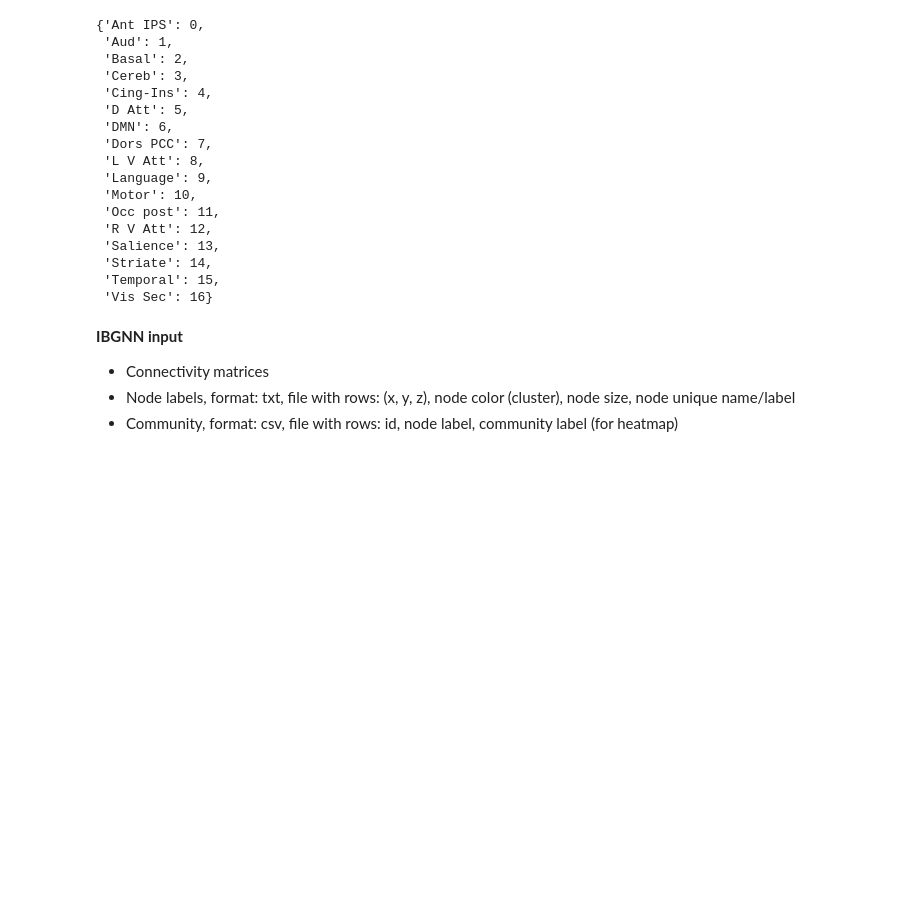
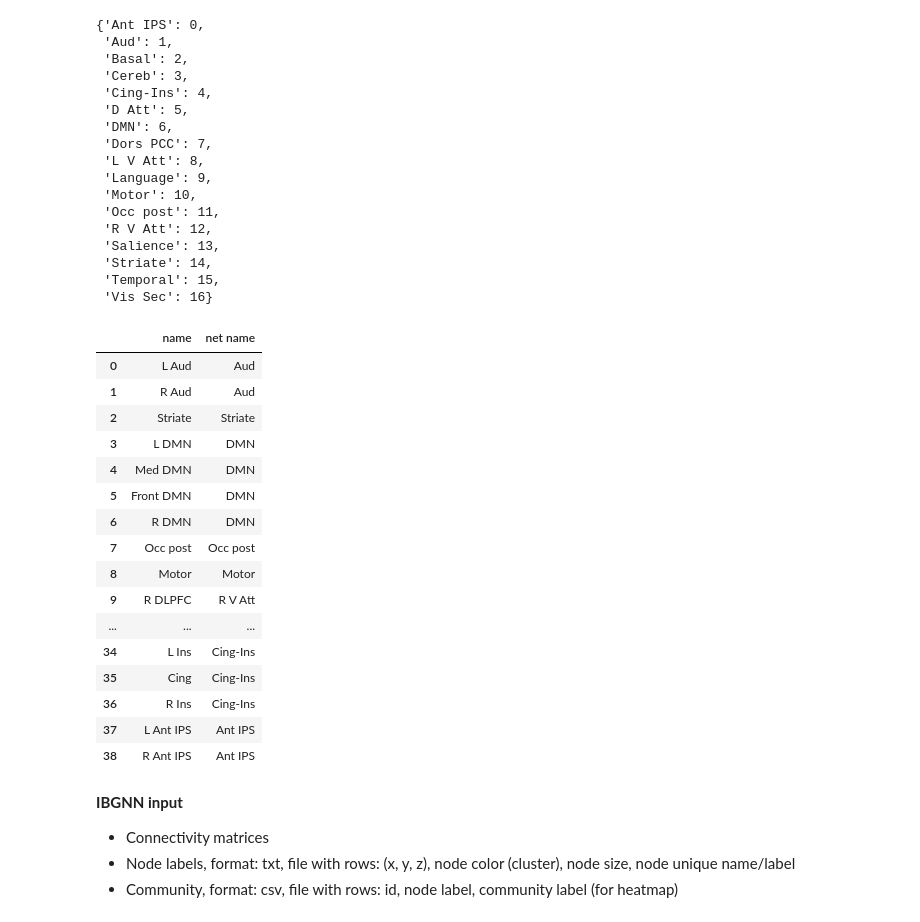
Before and after one commit to BobrG/neuro-gnn-project, a Jupyter notebook: run_gnnexplainer.ipynb, the cells around one changed output. Saved outputs shown, nothing was run; the diff lists cells and outputs as text; code cells hidden in the pictures; blank space fills up the shorter version.

```diff
--- a/run_gnnexplainer.ipynb
+++ b/run_gnnexplainer.ipynb
@@ -93,6 +113,26 @@ cluster_names
  'Striate': 14,
  'Temporal': 15,
  'Vis Sec': 16}
+# %%
+rois[['name', 'net name']]
+# %% [output]
+|  | name | net name |
+| 0 | L Aud | Aud |
+| 1 | R Aud | Aud |
+| 2 | Striate | Striate |
+| 3 | L DMN | DMN |
+| 4 | Med DMN | DMN |
+| 5 | Front DMN | DMN |
+| 6 | R DMN | DMN |
+| 7 | Occ post | Occ post |
+| 8 | Motor | Motor |
+| 9 | R DLPFC | R V Att |
+| ... | ... | ... |
+| 34 | L Ins | Cing-Ins |
+| 35 | Cing | Cing-Ins |
+| 36 | R Ins | Cing-Ins |
+| 37 | L Ant IPS | Ant IPS |
+| 38 | R Ant IPS | Ant IPS |
 # %%
 with open('./datasets/Schiza.txt', 'w') as f:
     for name in names_map.keys():
```
Also changed, not shown: parts of 18 cells of this notebook.
